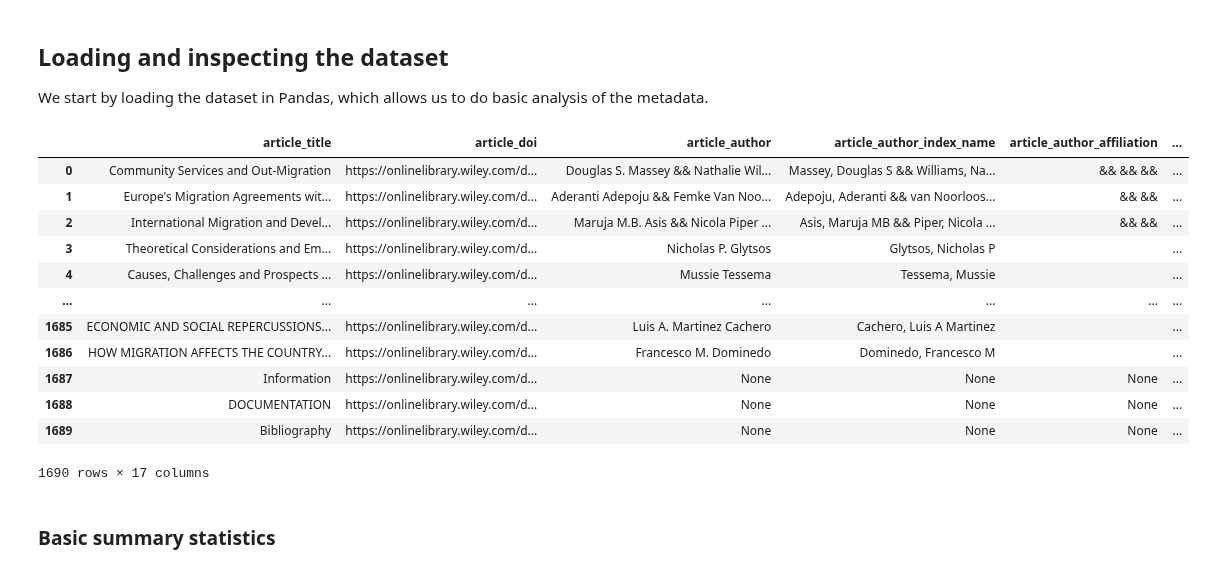
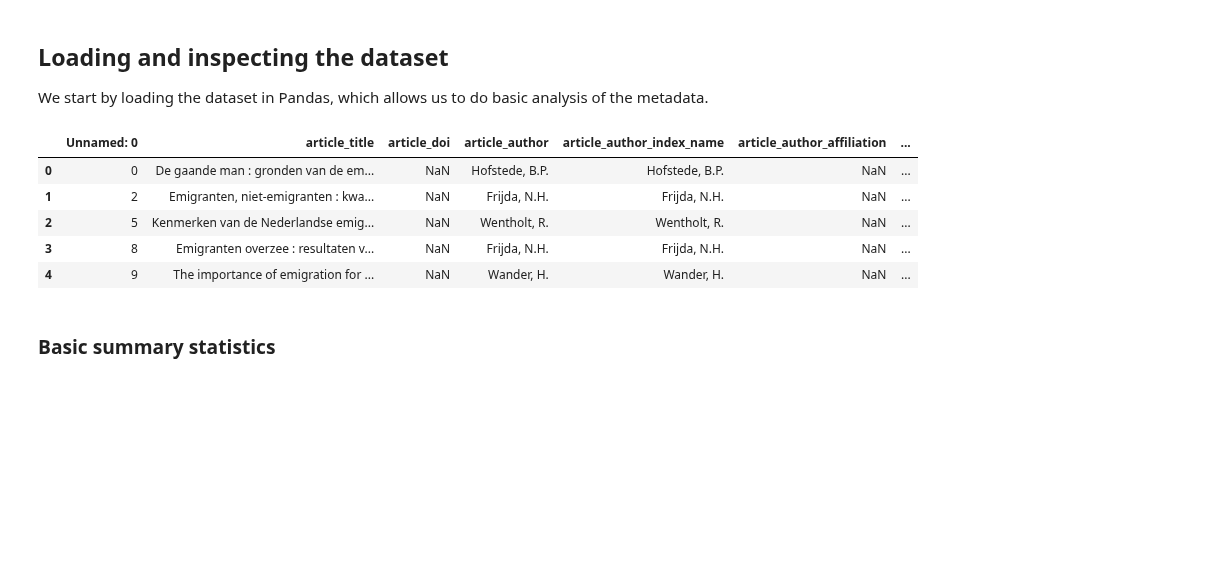
Before and after one commit to HoekR/migrant_discourse, a Jupyter notebook: archive/notebooks/IM-title-analysis-marijn.ipynb, the cells around one changed output. Saved outputs shown, nothing was run; the diff lists cells and outputs as text; code cells hidden in the pictures; blank space fills up the shorter version.

```diff
--- a/notebooks/IM-title-analysis-marijn.ipynb
+++ b/archive/notebooks/IM-title-analysis-marijn.ipynb
@@ -23,26 +23,19 @@ import pandas as pd
 import re
 # %%
 # the name and location of the article records for the IM journal (in CSV format)
-records_file = '../data/wiley-IM-records.json'
+records_file = '../data/main-review-article-records.csv'
 
 # load the csv data into a data frame
-df = pd.read_json(records_file)
+df = pd.read_csv(records_file)
 # show the first and last records of the dataset to demonstrate what the records look like
-df
+df.head(5)
 # %% [output]
-|  | article_title | article_doi | article_author | article_author_index_name | article_author_affiliation | ... |
-| 0 | Community Services and Out-Migration | https://onlinelibrary.wiley.com/d... | Douglas S. Massey && Nathalie Wil... | Massey, Douglas S && Williams, Na... | && && && | ... |
-| 1 | Europe's Migration Agreements wit... | https://onlinelibrary.wiley.com/d... | Aderanti Adepoju && Femke Van Noo... | Adepoju, Aderanti && van Noorloos... | && && | ... |
-| 2 | International Migration and Devel... | https://onlinelibrary.wiley.com/d... | Maruja M.B. Asis && Nicola Piper ... | Asis, Maruja MB && Piper, Nicola ... | && && | ... |
-| 3 | Theoretical Considerations and Em... | https://onlinelibrary.wiley.com/d... | Nicholas P. Glytsos | Glytsos, Nicholas P |  | ... |
-| 4 | Causes, Challenges and Prospects ... | https://onlinelibrary.wiley.com/d... | Mussie Tessema | Tessema, Mussie |  | ... |
-| ... | ... | ... | ... | ... | ... | ... |
-| 1685 | ECONOMIC AND SOCIAL REPERCUSSIONS... | https://onlinelibrary.wiley.com/d... | Luis A. Martinez Cachero | Cachero, Luis A Martinez |  | ... |
-| 1686 | HOW MIGRATION AFFECTS THE COUNTRY... | https://onlinelibrary.wiley.com/d... | Francesco M. Dominedo | Dominedo, Francesco M |  | ... |
-| 1687 | Information | https://onlinelibrary.wiley.com/d... | None | None | None | ... |
-| 1688 | DOCUMENTATION | https://onlinelibrary.wiley.com/d... | None | None | None | ... |
-| 1689 | Bibliography | https://onlinelibrary.wiley.com/d... | None | None | None | ... |
+|  | Unnamed: 0 | article_title | article_doi | article_author | article_author_index_name | article_author_affiliation | ... |
+| 0 | 0 | De gaande man : gronden van de em... | NaN | Hofstede, B.P. | Hofstede, B.P. | NaN | ... |
+| 1 | 2 | Emigranten, niet-emigranten : kwa... | NaN | Frijda, N.H. | Frijda, N.H. | NaN | ... |
+| 2 | 5 | Kenmerken van de Nederlandse emig... | NaN | Wentholt, R. | Wentholt, R. | NaN | ... |
+| 3 | 8 | Emigranten overzee : resultaten v... | NaN | Frijda, N.H. | Frijda, N.H. | NaN | ... |
+| 4 | 9 | The importance of emigration for ... | NaN | Wander, H. | Wander, H. | NaN | ... |
-1690 rows × 17 columns
 # %% [markdown]
 ### Basic summary statistics
 # %% [markdown]
```
Also changed, not shown: parts of 34 cells of this notebook, 9 other files.
